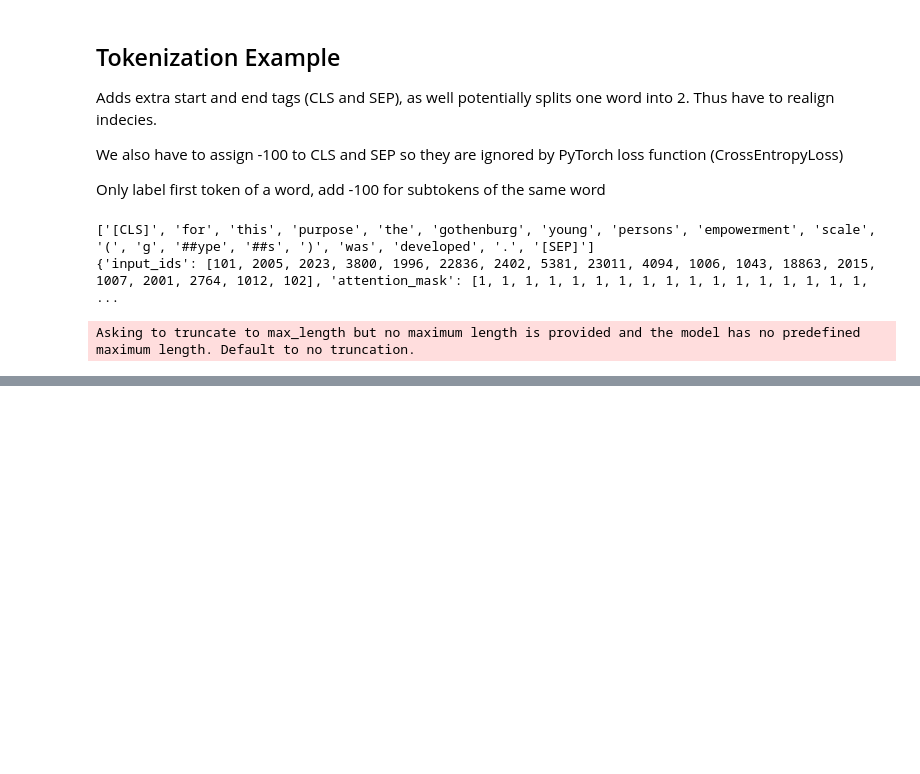
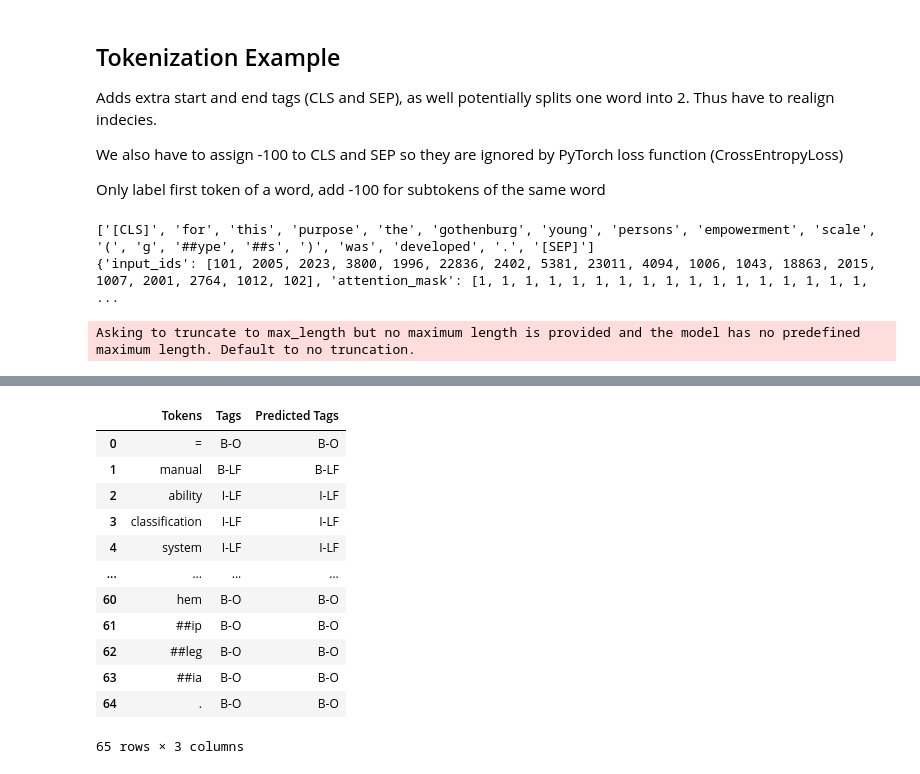
Before and after one commit to OliverKrieger/COM3029---NLP, a Jupyter notebook: cw/distilBERT/distilBERT_model.ipynb, the cells around one changed output, grey strips where cells are left out. Saved outputs shown, nothing was run; the diff lists cells and outputs as text; code cells hidden in the pictures; blank space fills up the shorter version.

```diff
--- a/cw/distilBERT/distilBERT_model.ipynb
+++ b/cw/distilBERT/distilBERT_model.ipynb
@@ -368,0 +455,26 @@ TrainOutput(global_step=134, training_loss=0.3820226014550053, metrics={'train_r
+# %%
+sentances = []
+for data_item in validation_collection.data_collection:
+    sentances.append({"sentance":" ".join(data_item.tokens),"token_len":len(data_item.tokens)})
+
+measure_dict = []
+id2label = validation_collection.reverse_embeddings
+tokenized_validation
+for idx, tokenised in enumerate(tokenised_val):
+    # d = {"tags":[], "sentance":"","classifier_res":[]}
+    tokenised_l = tokenised["labels"][1:-1]
+    tags = []
+    prev_id = list(validation_collection.item_embeddings.keys())[0]
+    for label_id in tokenised_l:
+        if label_id != -100:
+            tags.append(id2label[label_id])
+            prev_id = id2label[label_id]
+        else:
+            tags.append(prev_id)
+    tokenised_in = tokenised["input_ids"][1:-1]
+    tokens = []
+    for token in tokenised_in:
+        tokens.append(tokenizer.convert_ids_to_tokens(token))
+    result:list[dict] = classifier(sentances[idx]["sentance"])
+    classifier_entities = [value["entity"] for value in result]
+    measure_dict.append({"tags":tags, "tokens":tokens, "sentance":sentances[idx]["sentance"], "predicted_tags": classifier_entities})
@@ -368,0 +565,25 @@ TrainOutput(global_step=134, training_loss=0.3820226014550053, metrics={'train_r
+# %%
+# Dataframe the first item in validation set!
+import pandas as pd
+data = []
+for idx in range(len(measure_dict)):
+    for d_idx in range(len(measure_dict[idx]["tokens"])):
+        data.append([measure_dict[idx]["tokens"][d_idx], measure_dict[idx]["tags"][d_idx], measure_dict[idx]["predicted_tags"][d_idx]])
+    break
+df = pd.DataFrame(data, columns=['Tokens', 'Tags', "Predicted Tags"])
+df.to_csv('result.csv', index=False)
+df
+# %% [output]
+|  | Tokens | Tags | Predicted Tags |
+| 0 | = | B-O | B-O |
+| 1 | manual | B-LF | B-LF |
+| 2 | ability | I-LF | I-LF |
+| 3 | classification | I-LF | I-LF |
+| 4 | system | I-LF | I-LF |
+| ... | ... | ... | ... |
+| 60 | hem | B-O | B-O |
+| 61 | ##ip | B-O | B-O |
+| 62 | ##leg | B-O | B-O |
+| 63 | ##ia | B-O | B-O |
+| 64 | . | B-O | B-O |
+65 rows × 3 columns
```
Also changed, not shown: parts of 15 cells of this notebook, 1 other file.
